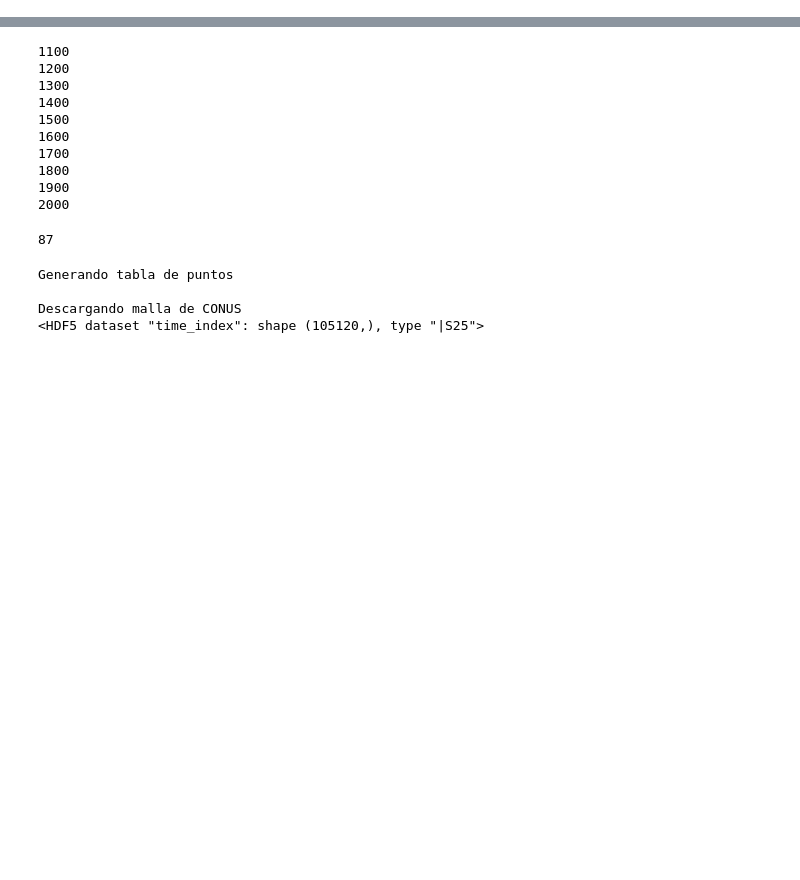
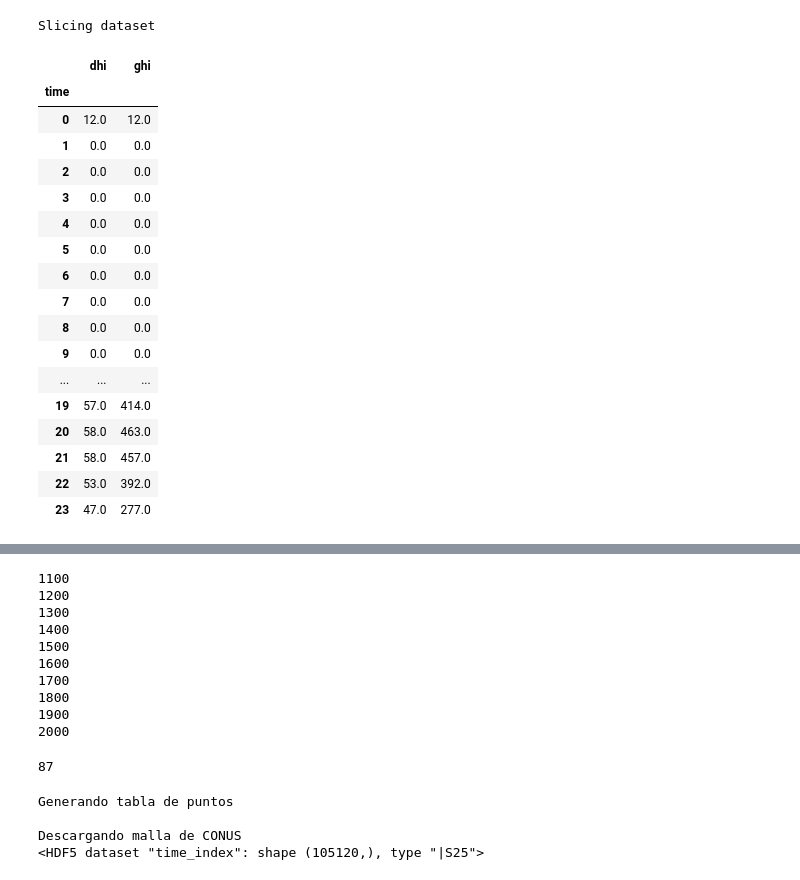
Before and after one commit to rodrigoms95/recurso_solar, a Jupyter notebook: code_2/crop_h5.ipynb, the cells around one changed output, grey strips where cells are left out. Drawn from its saved outputs; the diff is of its cells as text; code cells hidden in the pictures; blank space fills up the shorter version.

```diff
--- a/code_2/crop_h5.ipynb
+++ b/code_2/crop_h5.ipynb
@@ -0,0 +753,41 @@
+# %%
+import xarray as xr
+import numpy as np
+import pandas as pd
+import os
+
+print("Slicing dataset")
+print()
+
+dir_n = "/home/rodr/buffalo/rodr/Datos/NSRDB/"
+dir_p = "/datos/rodr/temp/recurso_solar/duck_curve/"
+file_p = f"{dir_p}conus_points.csv"
+file_d = f"{dir_n}nsrdb_conus_irradiance_2022.h5"
+file_r = f"{dir_p}nsrdb_conus_irradiance_2022_crop.nc"
+ds = xr.open_dataset(file_d,
+    drop_variables = ["dni", "fill_flag", "time_index"], chunks = "auto"
+    ).rename_dims({"phony_dim_1": "points", "phony_dim_0": "time"})
+# %% [output]
+Slicing dataset
+# %%
+ds.isel(time = slice(0, None, 12), points =
+13653).load().to_dataframe().head(24)
+# %% [output]
+|  | dhi | ghi |
+| time |  |  |
+| 0 | 12.0 | 12.0 |
+| 1 | 0.0 | 0.0 |
+| 2 | 0.0 | 0.0 |
+| 3 | 0.0 | 0.0 |
+| 4 | 0.0 | 0.0 |
+| 5 | 0.0 | 0.0 |
+| 6 | 0.0 | 0.0 |
+| 7 | 0.0 | 0.0 |
+| 8 | 0.0 | 0.0 |
+| 9 | 0.0 | 0.0 |
+| ... | ... | ... |
+| 19 | 57.0 | 414.0 |
+| 20 | 58.0 | 463.0 |
+| 21 | 58.0 | 457.0 |
+| 22 | 53.0 | 392.0 |
+| 23 | 47.0 | 277.0 |
```
Also changed, not shown: parts of 23 cells of this notebook, 7 other files.
